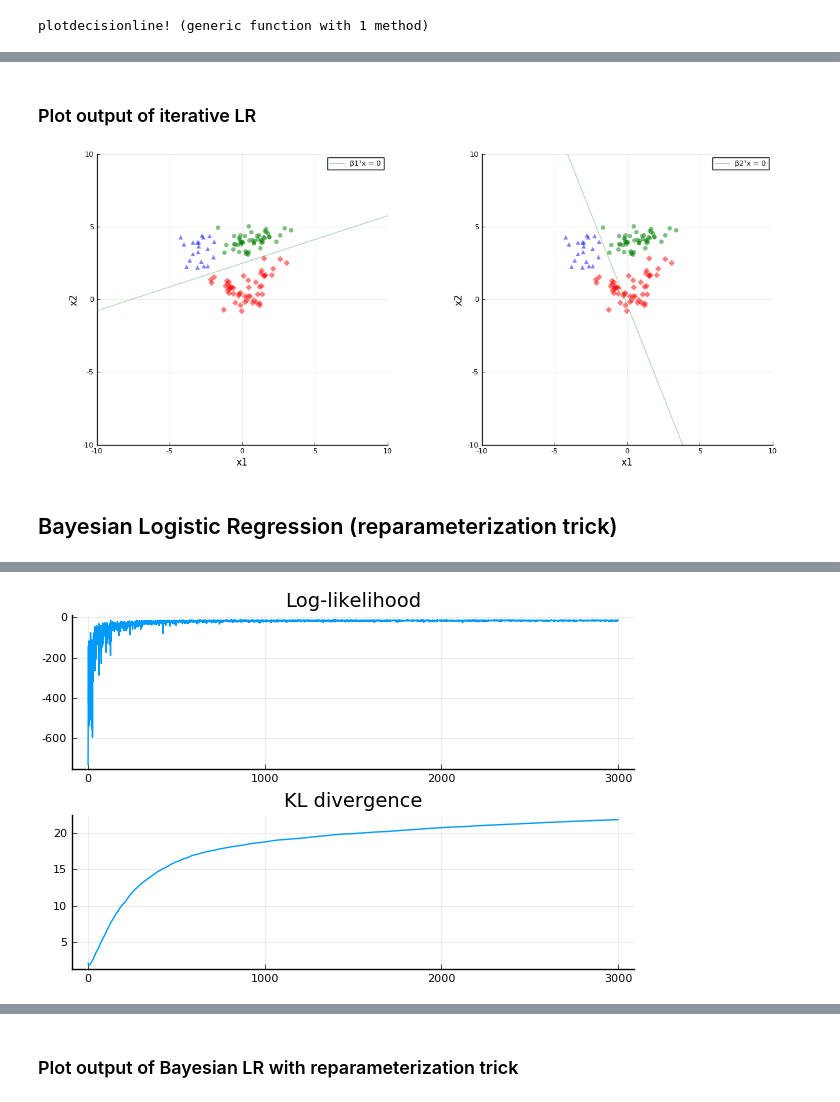
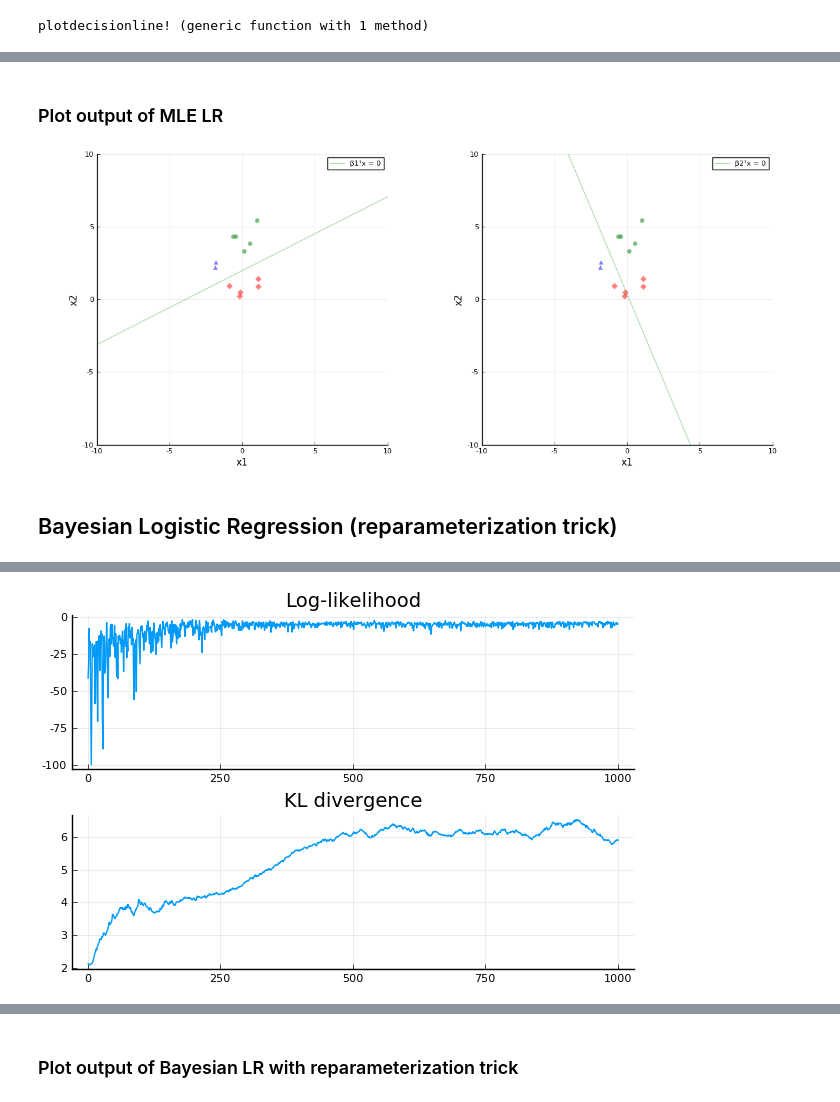
Before and after one commit to fnlandini/BayesianModels, a Jupyter notebook: examples/LogisticRegression.ipynb, the cells around one changed output, grey strips where cells are left out. Drawn from its saved outputs; the diff is of its cells as text; code cells hidden in the pictures.

```diff
--- a/examples/LogisticRegression.ipynb
+++ b/examples/LogisticRegression.ipynb
@@ -36,7 +38,7 @@ function samplenormal(μ, Σ, size)
 end
 
 #sizecoeff = 1
-sizecoeff = 10
+sizecoeff = 1
 
 x1 = hcat(samplenormal(μ1, Σ1, 3* sizecoeff), samplenormal(μ2, Σ2, 2 * sizecoeff))
 x2 = samplenormal(μ3, Σ3, 5  * sizecoeff)
@@ -80,7 +82,7 @@ LogisticRegression{3}(
 ### Training
 # %%
 # Number of training step. One step will update both the β and ω parameter.
-nsteps = 100
+nsteps = 1000
 elbos = [elbo(model, X, z)]
 
 for step in 1:nsteps
@@ -395,5 +442,5 @@ plot(llk_plot, legend=false)
 # %% [markdown]
-### Plot output of iterative LR
+### Plot output of MLE LR
 # %%
 pdec1 = plot(
     size=(500, 500),
@@ -438,7 +485,7 @@ plotdecisionline!(pdec2, w, w₀, line = (:green, 0.3), label=label)
 l = @layout [a b]
 plot(pdec1, pdec2, layout = l, size = (1200, 500))
 # %% [output]
-[figure, old version]
+[figure, new version]
 # %% [markdown]
 ## Bayesian Logistic Regression (reparameterization trick)
 # %%
@@ -482,7 +529,7 @@ function KL_divergence(n_classes, μ, λ)
     sum(0.5 .* sum(exp.(λ) .+ μ.^2 .- λ .- 1))
 end
 
-
+optim = "Adam"
 n_classes = 3
 
 # Parameters of the model
@@ -496,7 +543,7 @@ n_classes = 3
 X_augmented = [X; ones(Float64, 1, size(X, 2))] # add 1's to account for the bias
 
 onehot, N_up_to = encode(z, n_classes)
-η = 0.001
+η = 0.01
 
 L = 10 # number of samples to use
 
@@ -513,11 +560,13 @@ deriv_comp_sig_for_all_cov = zeros(size(β, 1), size(X_augmented, 2), size(X_aug
 llk = loglikelihood(n_classes, z, X_augmented, μ, λ)
 Dkl = KL_divergence(n_classes, μ, λ)
 
-steps = 3000
+steps = 1000
 llks = zeros(Float64, steps+1)
 Dkls = zeros(Float64, steps+1)
+elbo_reparam = zeros(Float64, steps+1)
 llks[1] = llk
-Dkls[1] = klD
+Dkls[1] = Dkl
+elbo_reparam[1] = llk - Dkl
 
 for step = 1:steps
     # Populate for all data points and samples
@@ -535,12 +584,42 @@ for step = 1:steps
     derivatives_mean = 1.0/L .* sum(onehot .* deriv_sig_for_all_mean .+ N_up_to .* deriv_comp_sig_for_all_mean, dims=[2,4])[:,1,:,1]
     # Subtract KL divergence term
     derivatives_mean .-= μ
-    μ = μ + η * derivatives_mean
+    if optim == "Adam"
+        μ = μ + η * derivatives_mean
+    elseif optim == "Adam"
+        if !(@isdefined m_μ)
+            m_μ = zeros(Float64, size(derivatives_mean, 1), size(derivatives_mean, 2))
+            v_μ = zeros(Float64, size(derivatives_mean, 1), size(derivatives_mean, 2))
+        end
+        ϵ_μ = 1e-8
+        β_1 = 0.9
+        β_2 = 0.999
+        m_μ = β_1 * m_μ .+ (1-β_1) * derivatives_mean
+        v_μ = β_2 * v_μ .+ (1-β_2) * derivatives_mean.^2
+        m̂_μ = m_μ ./ (1 - β_1^step)
+        v̂_μ = v_μ ./ (1 - β_2^step)
+        μ = μ + η * m̂_μ ./ (sqrt.(v̂_μ) .+ ϵ_μ)
+    end
 
     derivatives_cov = 1.0/L .* sum(onehot .* deriv_sig_for_all_cov .+ N_up_to .* deriv_comp_sig_for_all_cov, dims=[2,4])[:,1,:,1]
     # Subtract KL divergence term
     derivatives_cov .-= 0.5 .* (exp.(λ) .- 1)
-    λ = λ + η * derivatives_cov
+    if optim == "SGD"
+        λ = λ + η * derivatives_cov
+    elseif optim == "Adam"
+        if !(@isdefined m_λ)
+            m_λ = zeros(Float64, size(derivatives_cov, 1), size(derivatives_cov, 2))
+            v_λ = zeros(Float64, size(derivatives_cov, 1), size(derivatives_cov, 2))
+        end
+        ϵ_λ = 1e-8
+        β_1 = 0.9
+        β_2 = 0.999
+        m_λ = β_1 * m_λ .+ (1-β_1) * derivatives_cov
+        v_λ = β_2 * v_λ .+ (1-β_2) * derivatives_cov.^2
+        m̂_λ = m_λ ./ (1 - β_1^step)
+        v̂_λ = v_λ ./ (1 - β_2^step)
+        λ = λ + η * m̂_λ ./ (sqrt.(v̂_λ) .+ ϵ_λ)
+    end
 
     # Show progress
     if step % 100 == 0
@@ -549,8 +628,11 @@ for step = 1:steps
         print("step $(step) \t loglikelihood: $(llk) \t ELBO: $(llk - Dkl)\n")
     end
 
-    llks[step+1] = loglikelihood(n_classes, z, X_augmented, μ, λ)
-    Dkls[step+1] = KL_divergence(n_classes, μ, λ)
+    llk = loglikelihood(n_classes, z, X_augmented, μ, λ)
+    Dkl = KL_divergence(n_classes, μ, λ)
+    llks[step+1] = llk
+    Dkls[step+1] = Dkl
+    elbo_reparam[step+1] = llk - Dkl
 end
 
 llk_plot = plot(1:steps+1, llks, label="llk", title = "Log-likelihood")
@@ -577 +652 @@ step 3000        loglikelihood: -14.986411822130698      ELBO: -36.7998985859127
-[figure, old version]
+[figure, new version]
```
Also changed, not shown: parts of 20 cells of this notebook.
